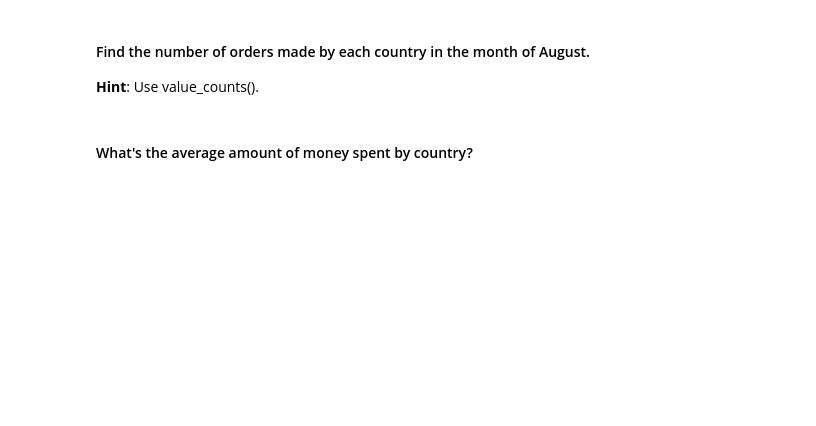
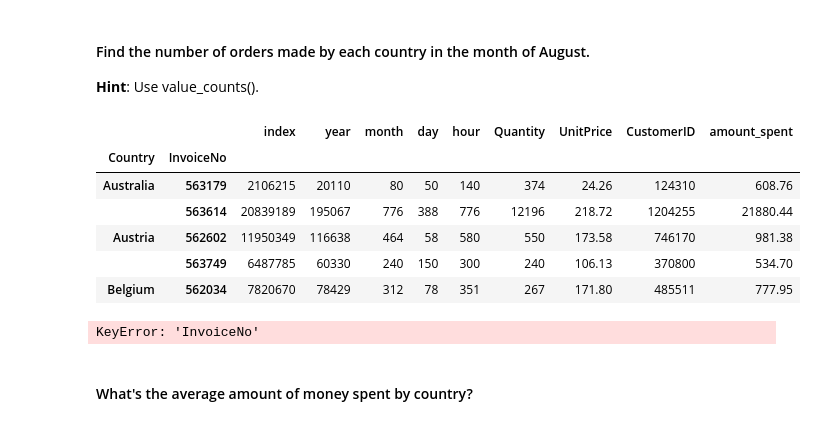
Before and after one commit to ta-data-bcn/lab-subsetting-and-descriptive-stats, a Jupyter notebook: your-code/main.ipynb, the cells around one changed output. Drawn from its saved outputs; the diff is of its cells as text; code cells hidden in the pictures; blank space fills up the shorter version.

```diff
--- a/your-code/main.ipynb
+++ b/your-code/main.ipynb
@@ -320,0 +349,3 @@ orders_lunchbag.head()
+# %%
+orders_august = orders[orders['month'] == 8]
+orders_august.head()
@@ -326,2 +362,19 @@ orders_lunchbag.head()
+# %%
+# Group the previous table by Country and Invoice number
+test = orders_august.groupby(["Country","InvoiceNo"]).sum()
+test.head()
+# %% [output]
+|  |  | index | year | month | day | hour | Quantity | UnitPrice | CustomerID | amount_spent |
+| Country | InvoiceNo |  |  |  |  |  |  |  |  |  |
+| Australia | 563179 | 2106215 | 20110 | 80 | 50 | 140 | 374 | 24.26 | 124310 | 608.76 |
+|  | 563614 | 20839189 | 195067 | 776 | 388 | 776 | 12196 | 218.72 | 1204255 | 21880.44 |
+| Austria | 562602 | 11950349 | 116638 | 464 | 58 | 580 | 550 | 173.58 | 746170 | 981.38 |
+|  | 563749 | 6487785 | 60330 | 240 | 150 | 300 | 240 | 106.13 | 370800 | 534.70 |
+| Belgium | 562034 | 7820670 | 78429 | 312 | 78 | 351 | 267 | 171.80 | 485511 | 777.95 |
+# %%
+test["InvoiceNo"].value_counts()
+# ?????????
+# %% [output]
+KeyError: 'InvoiceNo'
 # %% [markdown]
 #### What's the  average amount of money spent by country?
```
Also changed, not shown: parts of 16 cells of this notebook.
